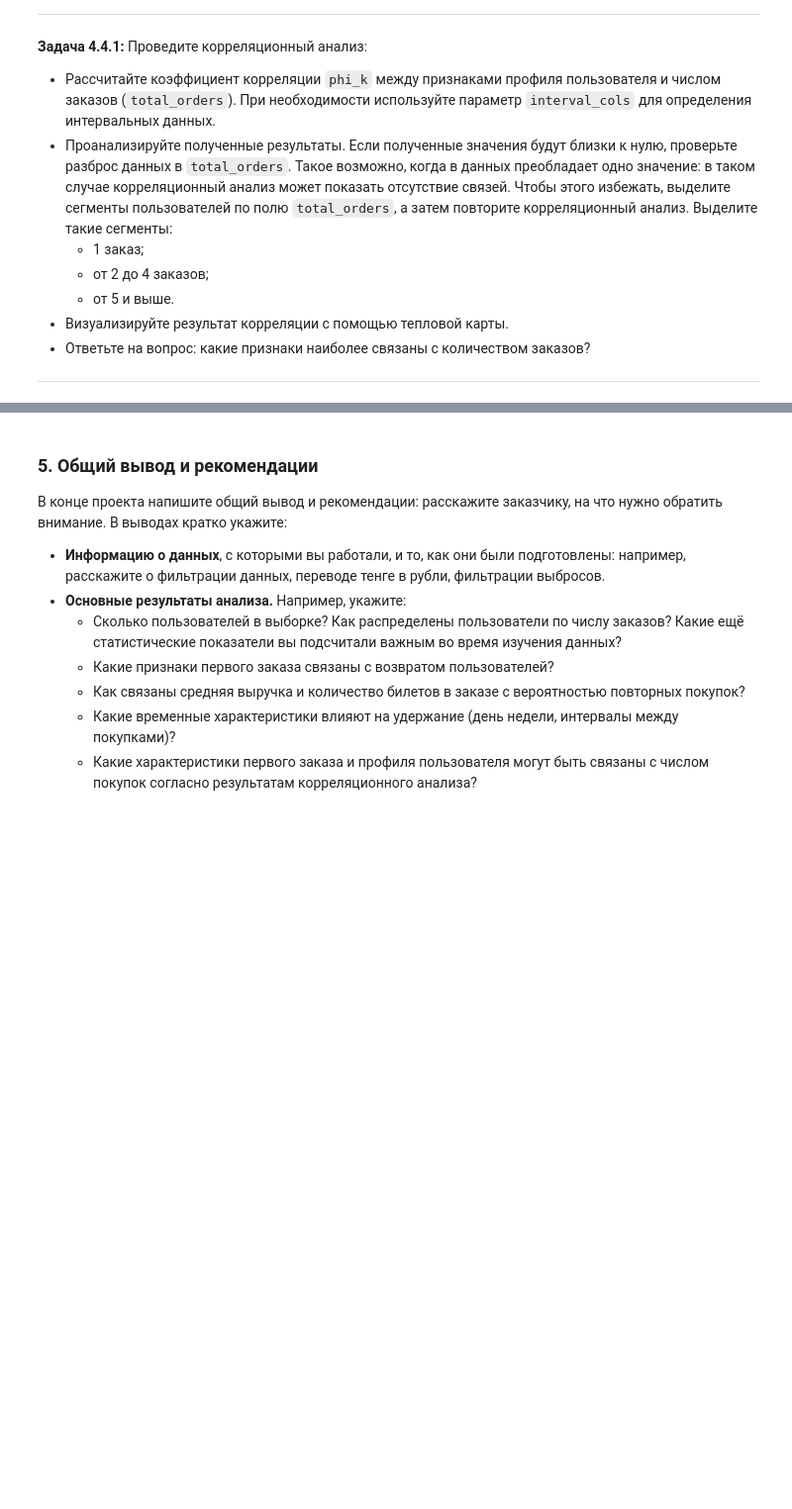
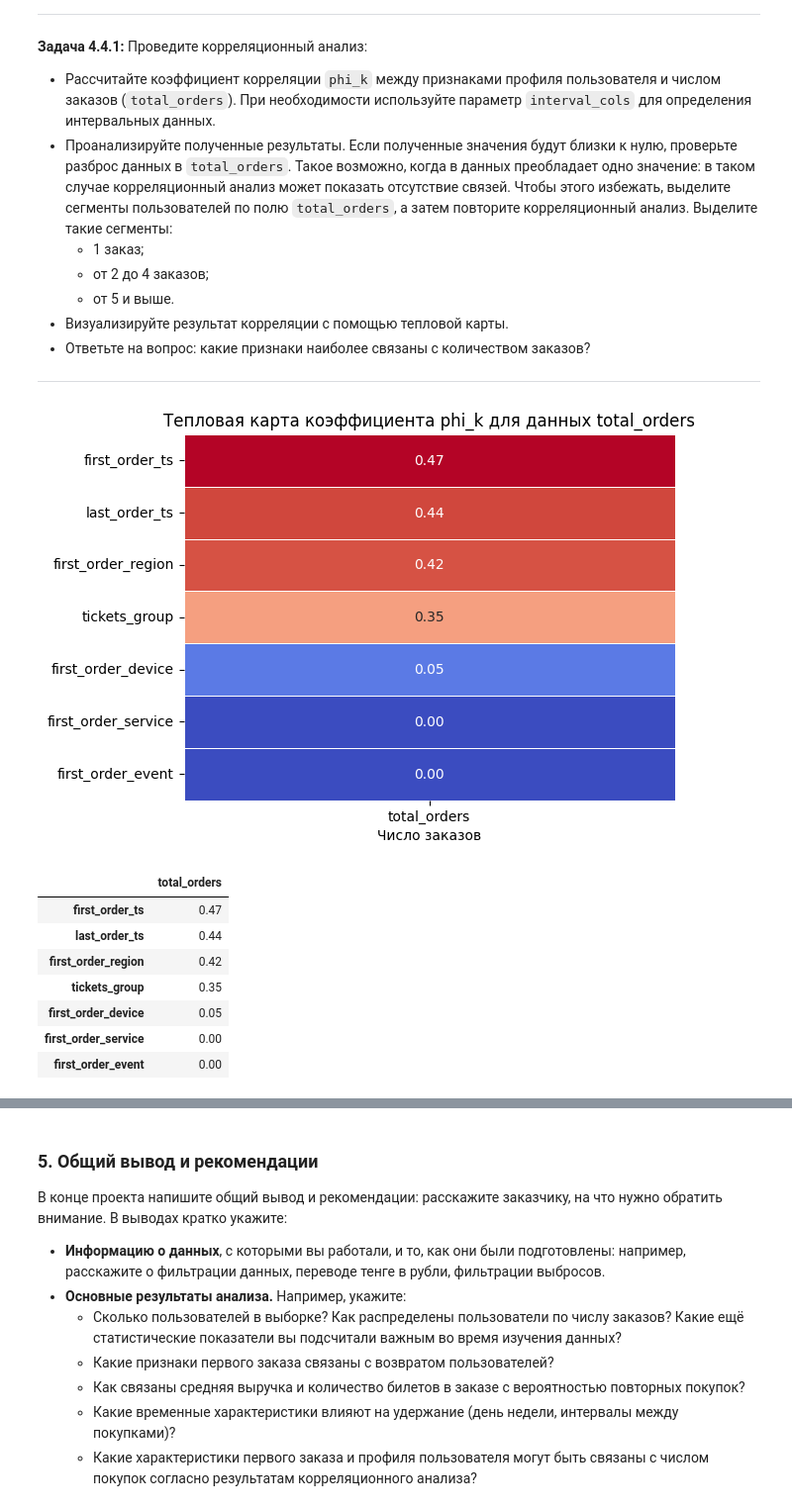
Before and after one commit to KatsayArtemDev/yandex-afisha-user-loyalty, a Jupyter notebook: notebooks/katsay.ipynb, the cells around one changed output, grey strips where cells are left out. Shown at 99% size. Saved outputs shown, nothing was run; the diff lists cells and outputs as text; code cells hidden in the pictures; blank space fills up the shorter version.

```diff
--- a/notebooks/katsay.ipynb
+++ b/notebooks/katsay.ipynb
@@ -440,6 +372,15 @@ profile_df = df.groupby('user_id').agg(
 # %%
 profile_df['is_two'] = profile_df['total_orders'] >= 2
 profile_df['is_five'] = profile_df['total_orders'] >= 5
+# %%
+# Работа с типами pandas
+profile_df['first_order_dt'] = pd.to_datetime(profile_df['first_order_dt'])
+profile_df['last_order_dt'] = pd.to_datetime(profile_df['last_order_dt'])
+
+profile_df['total_orders'] = pd.to_numeric(profile_df['total_orders'], downcast='integer')
+
+for column in ['mean_revenue', 'mean_tickets', 'mean_dsp']:
+    profile_df[column] = pd.to_numeric(profile_df[column], downcast='float')
 # %%
 # создаем копию датасета profile_df до преобразования для возможности проверить сделанные изменения после предобработки
 temp = profile_df.copy()
@@ -1112,3 +892,37 @@ print('Среднее число дней между покупками поль
 - Ответьте на вопрос: какие признаки наиболее связаны с количеством заказов?
 
 ---
+# %%
+profile_df['first_order_ts'] = profile_df['first_order_dt'].map(lambda x: x.timestamp())
+profile_df['last_order_ts'] = profile_df['last_order_dt'].map(lambda x: x.timestamp())
+
+correlation_matrix = profile_df[['first_order_ts', 'last_order_ts', 'first_order_device', 'first_order_region', 'first_order_service', 'first_order_event', 'total_orders', 'tickets_group']].phik_matrix(interval_cols=['first_order_ts', 'last_order_ts'])
+sorted_correlations = correlation_matrix[correlation_matrix.index != 'total_orders'][['total_orders']].sort_values(by='total_orders', ascending=False)
+
+# Сохраняем матрицу корреляции признака total_orders с другими признаками
+sns.heatmap(sorted_correlations,
+            annot=True,
+            fmt='.2f',
+            cmap='coolwarm',
+            linewidths=0.5,
+            cbar=False
+           )
+
+# Добавляем заголовок и подпись по оси Х
+plt.title('Тепловая карта коэффициента phi_k для данных total_orders')
+plt.xlabel('Число заказов')
+
+# Выводим график
+plt.show()
+
+sorted_correlations.style.format({'total_orders': '{:.2f}'}).background_gradient()
+# %% [output]
+[figure, added]
+|  | total_orders |
+| first_order_ts | 0.47 |
+| last_order_ts | 0.44 |
+| first_order_region | 0.42 |
+| tickets_group | 0.35 |
+| first_order_device | 0.05 |
+| first_order_service | 0.00 |
+| first_order_event | 0.00 |
```
Also changed, not shown: parts of 40 cells of this notebook.
